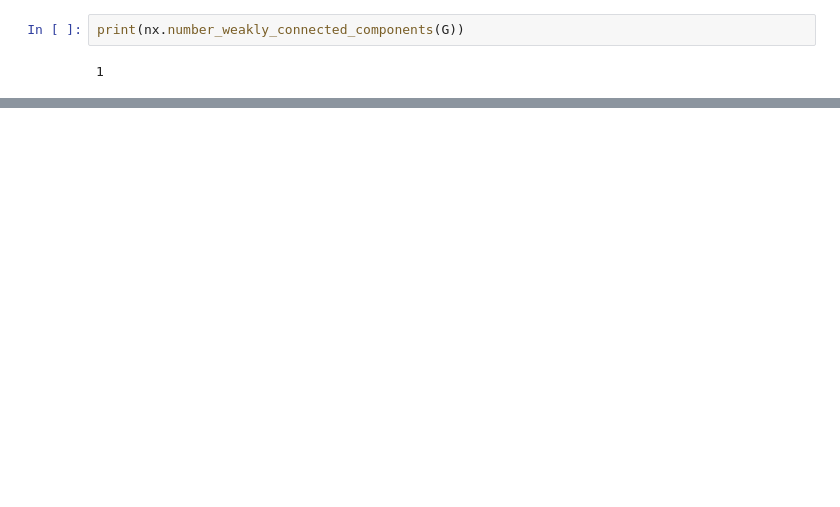
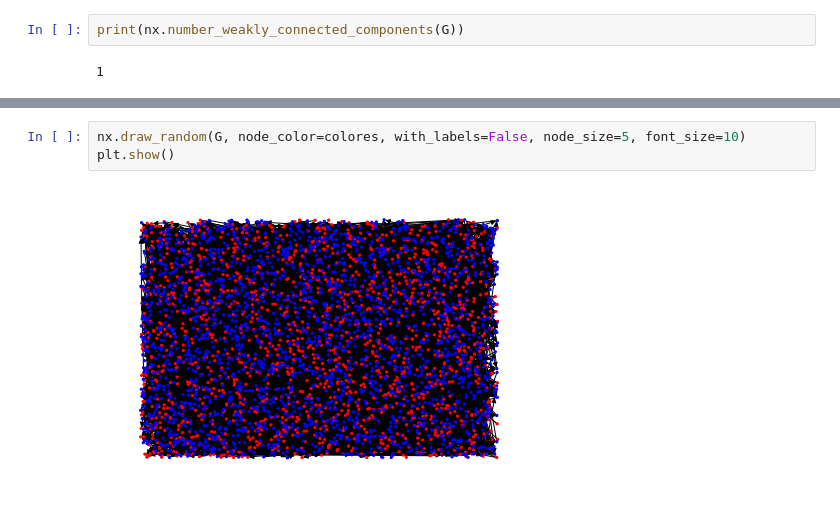
Before and after one commit to NilhDD/redes-metabolicas, a Jupyter notebook: Grafos.ipynb, the cells around one changed output, grey strips where cells are left out. Drawn from its saved outputs; the diff is of its cells as text; blank space fills up the shorter version.

```diff
--- a/Grafos.ipynb
+++ b/Grafos.ipynb
@@ -107,0 +149,5 @@ print(nx.number_weakly_connected_components(G))
+# %%
+nx.draw_random(G, node_color=colores, with_labels=False, node_size=5, font_size=10)
+plt.show()
+# %% [output]
+[figure, added]
```
Also changed, not shown: parts of 12 cells of this notebook.
